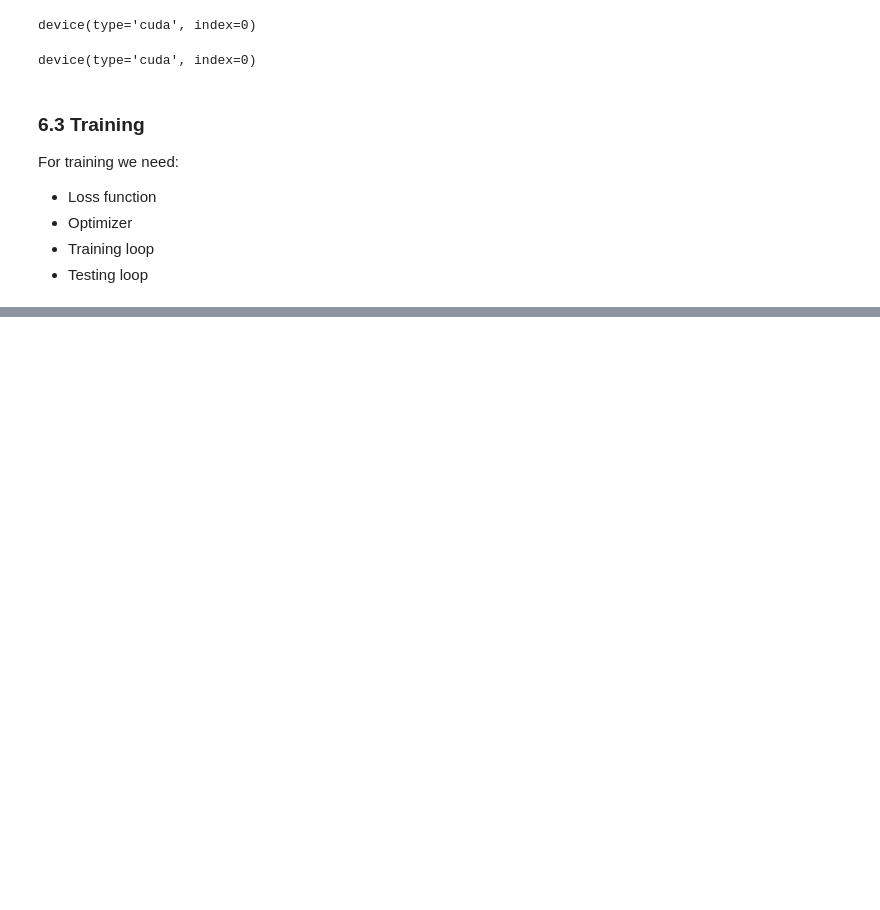
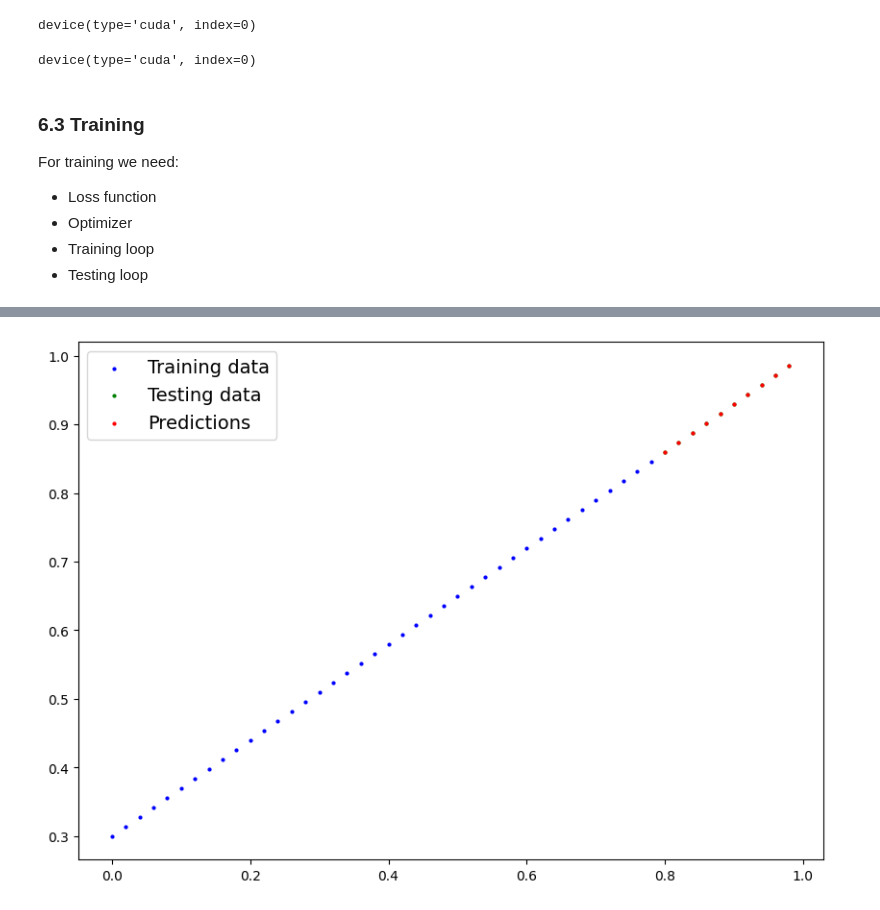
Before and after one commit to ggalindo11/Pytorch_Fundamentals, a Jupyter notebook: 01_pytorch_workflow.ipynb, the cells around one changed output, grey strips where cells are left out. Saved outputs shown, nothing was run; the diff lists cells and outputs as text; code cells hidden in the pictures; blank space fills up the shorter version.

```diff
--- a/01_pytorch_workflow.ipynb
+++ b/01_pytorch_workflow.ipynb
@@ -715,0 +894,7 @@ for epoch in range(epochs):
+# %%
+# Testing/Evaluating the loaded model
+loaded_model_1.eval() # Sets all parameters that require gradients to false (used for testing mode)
+with torch.inference_mode():
+    loaded_predictions = loaded_model_1(X_test) # Make predictions on the test data
+
+loaded_predictions # Check the loaded predictions
@@ -715,0 +941,5 @@ for epoch in range(epochs):
+# %%
+
+plot_predictions(predictions=loaded_predictions.cpu()) # device error, `test_data` is on GPU, must convert to CPU to plot
+# %% [output]
+[figure, added]
```
Also changed, not shown: parts of 17 cells of this notebook, 1 other file.
